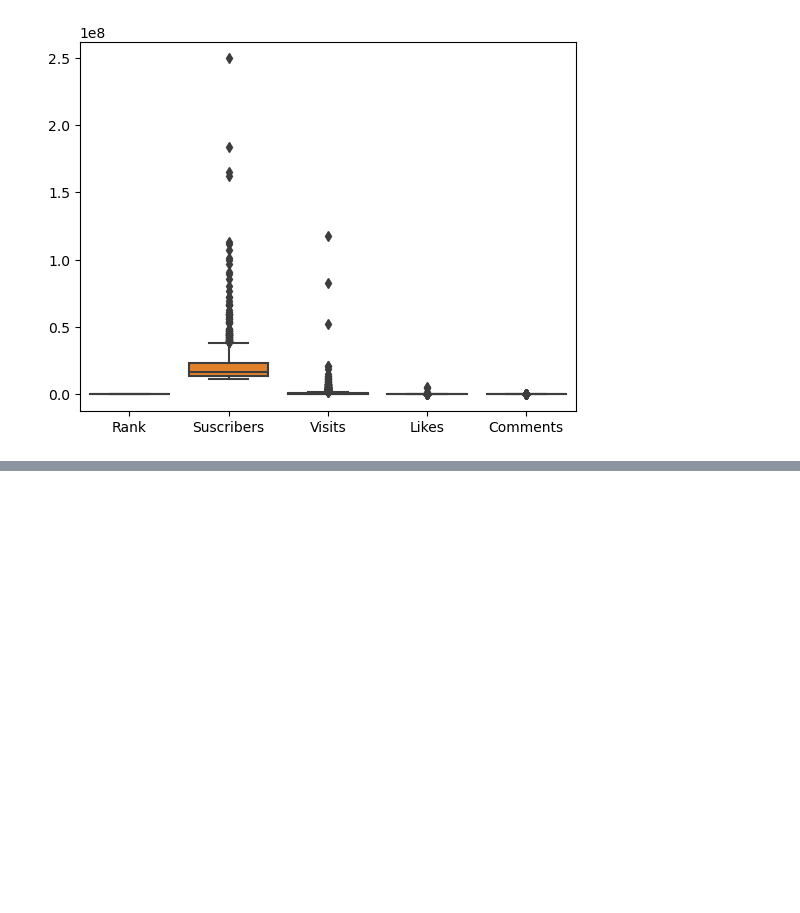
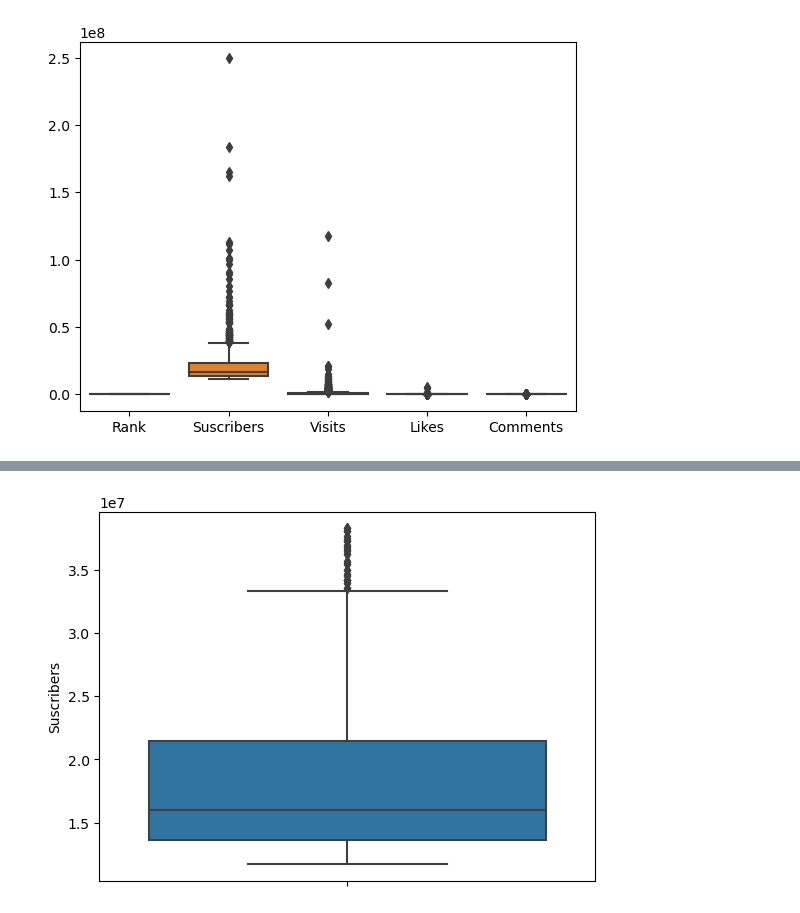
Before and after one commit to AneleMaphalala/TASK-INTERN-CAREER, a Jupyter notebook: Task 1 YouTube Streamer Analysis/YouTubeStreamerAnalysis.ipynb, the cells around one changed output, grey strips where cells are left out. Drawn from its saved outputs; the diff is of its cells as text; code cells hidden in the pictures; blank space fills up the shorter version.

```diff
--- a/Task 1 YouTube Streamer Analysis/YouTubeStreamerAnalysis.ipynb
+++ b/Task 1 YouTube Streamer Analysis/YouTubeStreamerAnalysis.ipynb
@@ -97,0 +119,18 @@ plt.show()
+# %%
+
+Q1 = YouTube_df['Suscribers'].quantile(0.25)
+Q3 = YouTube_df['Suscribers'].quantile(0.75)
+IQR = Q3 - Q1
+
+
+lower_bound = Q1 - 1.5 * IQR
+upper_bound = Q3 + 1.5 * IQR
+
+
+df_cleaned = YouTube_df[(YouTube_df['Suscribers'] >= lower_bound) & (YouTube_df['Suscribers'] <= upper_bound)]
+
+
+sns.boxplot(y=df_cleaned['Suscribers'])
+plt.show()
+# %% [output]
+[figure, added]
```
Also changed, not shown: parts of 4 cells of this notebook.
